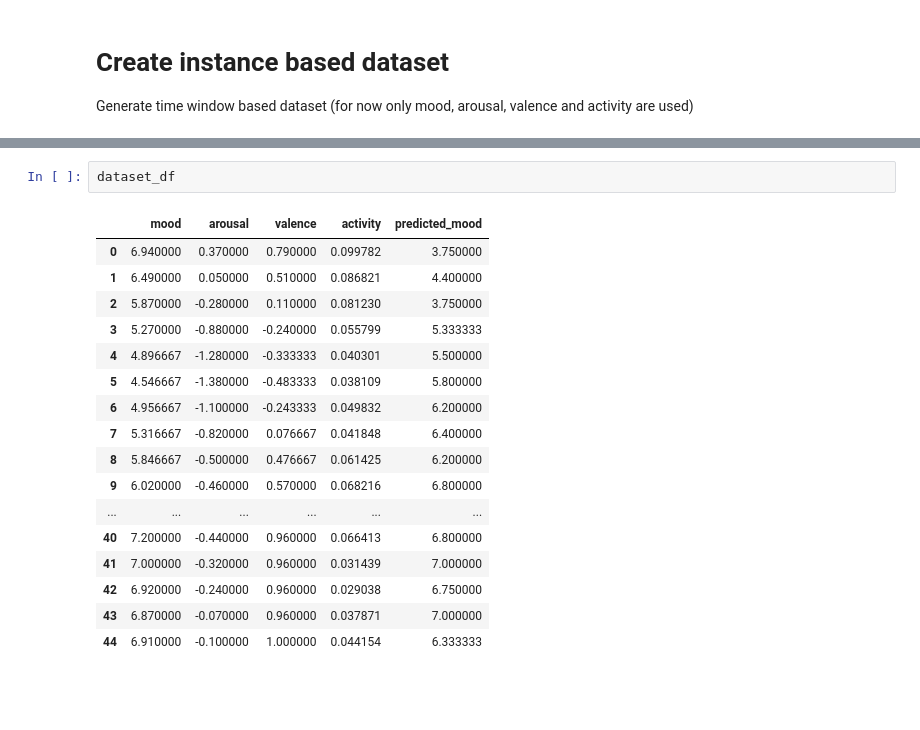
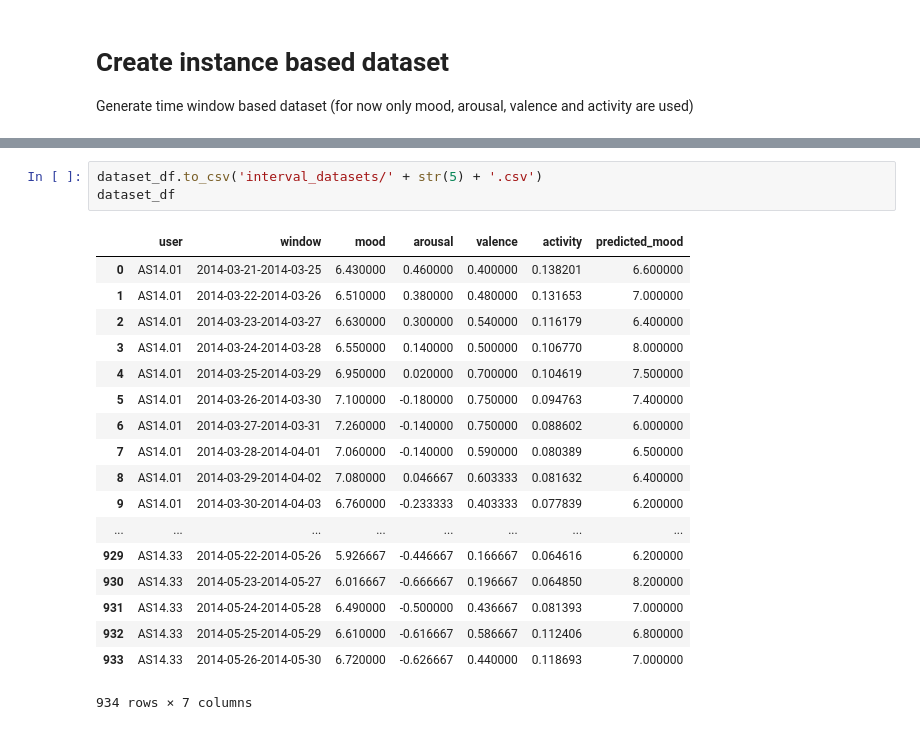
Before and after one commit to cjidboon94/DataMiningTechniques2018, a Jupyter notebook: Ass1/preprocessing.ipynb, the cells around one changed output, grey strips where cells are left out. Cells and saved outputs as stored; diff of their text form; blank space fills up the shorter version.

Commit message:
interval dataset and svm

```diff
--- a/Ass1/preprocessing.ipynb
+++ b/Ass1/preprocessing.ipynb
@@ -173,20 +174,22 @@ for i in range(len(dates)):
-# %%
-dataset_df
-# %% [output]
-|  | mood | arousal | valence | activity | predicted_mood |
-| 0 | 6.940000 | 0.370000 | 0.790000 | 0.099782 | 3.750000 |
-| 1 | 6.490000 | 0.050000 | 0.510000 | 0.086821 | 4.400000 |
-| 2 | 5.870000 | -0.280000 | 0.110000 | 0.081230 | 3.750000 |
-| 3 | 5.270000 | -0.880000 | -0.240000 | 0.055799 | 5.333333 |
-| 4 | 4.896667 | -1.280000 | -0.333333 | 0.040301 | 5.500000 |
-| 5 | 4.546667 | -1.380000 | -0.483333 | 0.038109 | 5.800000 |
-| 6 | 4.956667 | -1.100000 | -0.243333 | 0.049832 | 6.200000 |
-| 7 | 5.316667 | -0.820000 | 0.076667 | 0.041848 | 6.400000 |
-| 8 | 5.846667 | -0.500000 | 0.476667 | 0.061425 | 6.200000 |
-| 9 | 6.020000 | -0.460000 | 0.570000 | 0.068216 | 6.800000 |
-| ... | ... | ... | ... | ... | ... |
-| 40 | 7.200000 | -0.440000 | 0.960000 | 0.066413 | 6.800000 |
-| 41 | 7.000000 | -0.320000 | 0.960000 | 0.031439 | 7.000000 |
-| 42 | 6.920000 | -0.240000 | 0.960000 | 0.029038 | 6.750000 |
-| 43 | 6.870000 | -0.070000 | 0.960000 | 0.037871 | 7.000000 |
-| 44 | 6.910000 | -0.100000 | 1.000000 | 0.044154 | 6.333333 |
+# %%
+dataset_df.to_csv('interval_datasets/' + str(5) + '.csv')
+dataset_df
+# %% [output]
+|  | user | window | mood | arousal | valence | activity | predicted_mood |
+| 0 | AS14.01 | 2014-03-21-2014-03-25 | 6.430000 | 0.460000 | 0.400000 | 0.138201 | 6.600000 |
+| 1 | AS14.01 | 2014-03-22-2014-03-26 | 6.510000 | 0.380000 | 0.480000 | 0.131653 | 7.000000 |
+| 2 | AS14.01 | 2014-03-23-2014-03-27 | 6.630000 | 0.300000 | 0.540000 | 0.116179 | 6.400000 |
+| 3 | AS14.01 | 2014-03-24-2014-03-28 | 6.550000 | 0.140000 | 0.500000 | 0.106770 | 8.000000 |
+| 4 | AS14.01 | 2014-03-25-2014-03-29 | 6.950000 | 0.020000 | 0.700000 | 0.104619 | 7.500000 |
+| 5 | AS14.01 | 2014-03-26-2014-03-30 | 7.100000 | -0.180000 | 0.750000 | 0.094763 | 7.400000 |
+| 6 | AS14.01 | 2014-03-27-2014-03-31 | 7.260000 | -0.140000 | 0.750000 | 0.088602 | 6.000000 |
+| 7 | AS14.01 | 2014-03-28-2014-04-01 | 7.060000 | -0.140000 | 0.590000 | 0.080389 | 6.500000 |
+| 8 | AS14.01 | 2014-03-29-2014-04-02 | 7.080000 | 0.046667 | 0.603333 | 0.081632 | 6.400000 |
+| 9 | AS14.01 | 2014-03-30-2014-04-03 | 6.760000 | -0.233333 | 0.403333 | 0.077839 | 6.200000 |
+| ... | ... | ... | ... | ... | ... | ... | ... |
+| 929 | AS14.33 | 2014-05-22-2014-05-26 | 5.926667 | -0.446667 | 0.166667 | 0.064616 | 6.200000 |
+| 930 | AS14.33 | 2014-05-23-2014-05-27 | 6.016667 | -0.666667 | 0.196667 | 0.064850 | 8.200000 |
+| 931 | AS14.33 | 2014-05-24-2014-05-28 | 6.490000 | -0.500000 | 0.436667 | 0.081393 | 7.000000 |
+| 932 | AS14.33 | 2014-05-25-2014-05-29 | 6.610000 | -0.616667 | 0.586667 | 0.112406 | 6.800000 |
+| 933 | AS14.33 | 2014-05-26-2014-05-30 | 6.720000 | -0.626667 | 0.440000 | 0.118693 | 7.000000 |
+934 rows × 7 columns
```
Also changed, not shown: parts of 1 cell of this notebook, 2 other files.
